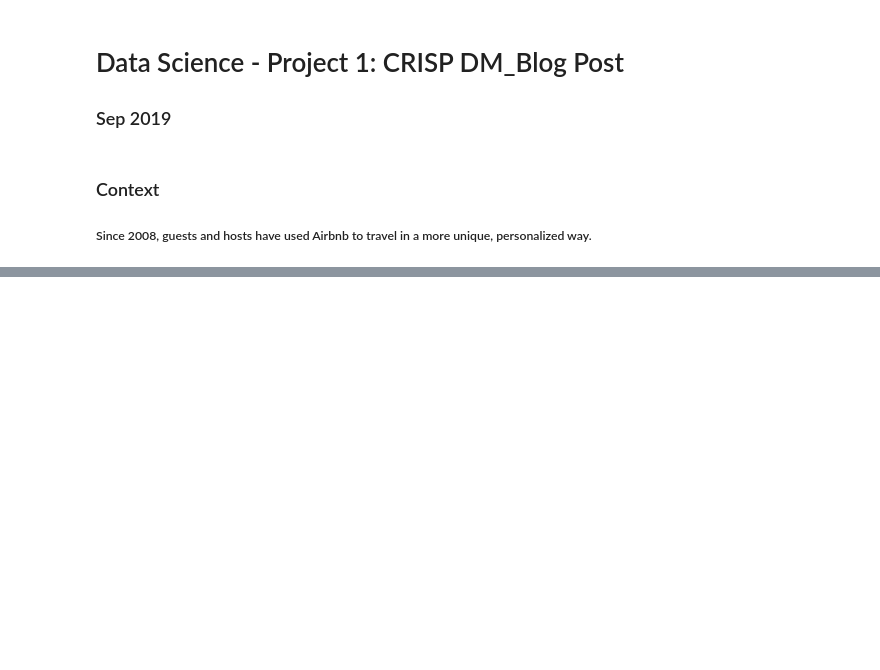
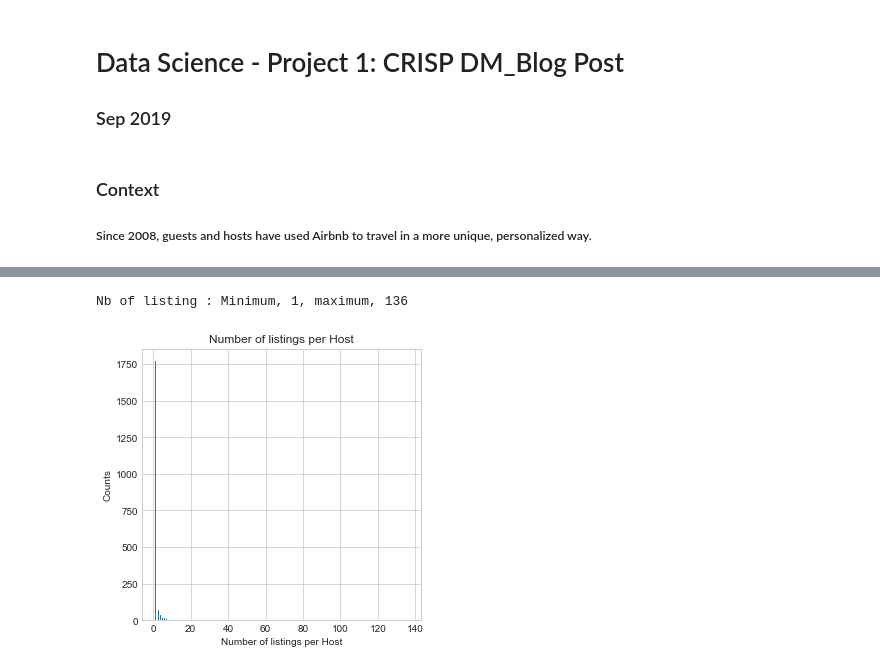
Before and after one commit to yz14689/DSNP_BlogPost, a Jupyter notebook: DSNP_CRISP_Boston.ipynb, the cells around one changed output, grey strips where cells are left out. Saved outputs shown, nothing was run; the diff lists cells and outputs as text; code cells hidden in the pictures; blank space fills up the shorter version.

```diff
--- a/DSNP_CRISP_Boston.ipynb
+++ b/DSNP_CRISP_Boston.ipynb
@@ -215,0 +327,24 @@ TypeError: ("argument of type 'float' is not iterable", 'occurred at index 1077'
+# %%
+# group the property type, neiborhood <30, accommodates > 7
+
+def group_property(row):
+    if row['property_type'] in(['Boat', 'Camper/RV', 'Villa', 'Dorm', 'Entire Floor', 'Guesthouse']) :
+        return 'Other'
+    else:
+        return row['property_type']
+
+def group_neighbourhood(row):
+    if row['neighbourhood_cleansed'] in([  'Leather District', 'Longwood Medical Area',  'Mattapan', 'Bay Village' ]) :
+        return 'Other'
+    else:
+        return row['neighbourhood_cleansed']
+
+def group_accommodates(row):
+    if row['accommodates'] >=7 :
+        return '7+'
+    else:
+        return str(row['accommodates'])
+
+df_listing['property_type_grouped'] = df_listing.apply(group_property, axis = 1)
+df_listing['neighbourhood_cleansed_grouped'] = df_listing.apply(group_neighbourhood, axis = 1)
+df_listing['accommodates_cleansed'] = df_listing.apply(group_accommodates, axis = 1)
@@ -215,0 +386,24 @@ TypeError: ("argument of type 'float' is not iterable", 'occurred at index 1077'
+# %%
+# multiiple listing hosts
+
+#print(df_listing['calculated_host_listings_count'].isnull().sum())
+
+df_listing_host = df_listing[[ 'host_id', 'calculated_host_listings_count']].sort_values(by= ['host_id']).reset_index(drop = True)
+df_listing_host = df_listing_host.drop_duplicates(['host_id'], keep ='first').reset_index(drop = True)
+print(('Nb of listing : Minimum, {}, maximum, {}').format(df_listing_host['calculated_host_listings_count'].min(), df_listing_host['calculated_host_listings_count'].max()))
+
+
+df_listing_host_byhost = df_listing_host.groupby(['calculated_host_listings_count'])['host_id'].count().reset_index()
+df_listing_host_byhost.rename (columns = {'host_id': 'total'}, inplace = True)
+# df_listing_host_byhost
+
+plt.figure(figsize = (5, 5))
+width = 0.5
+plt.bar( 'calculated_host_listings_count', 'total', data =df_listing_host_byhost, width = width )
+plt.title("Number of listings per Host")
+plt.xlabel("Number of listings per Host")
+plt.ylabel("Counts")
+plt.show()
+# %% [output]
+Nb of listing : Minimum, 1, maximum, 136
+[figure, added]
```
Also changed, not shown: parts of 81 cells of this notebook, 13 other files.
